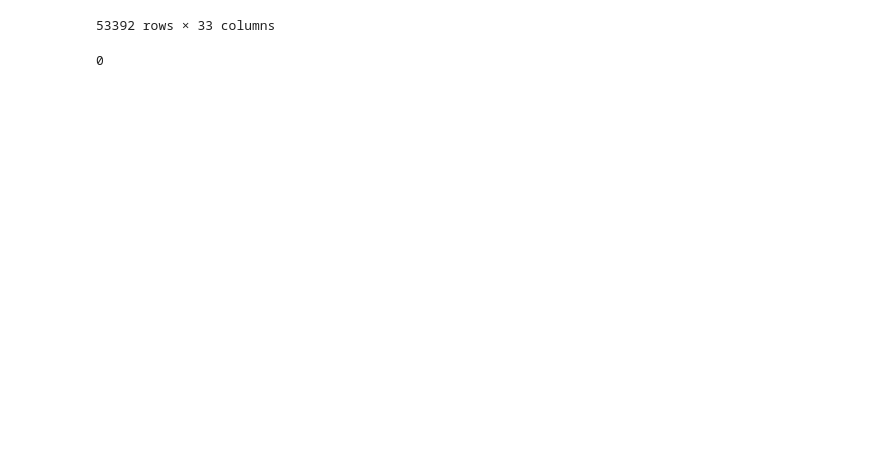
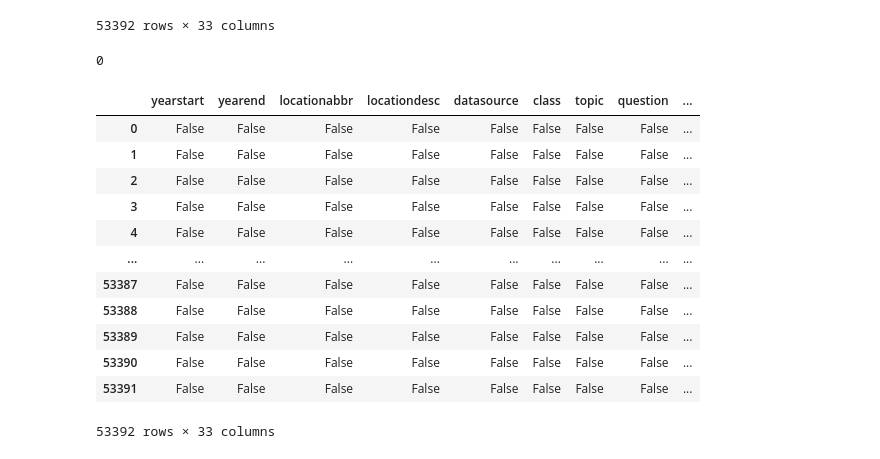
Before and after one commit to aychakurtulush/Ironhack-Midterm-Project-, a Jupyter notebook: Regression Analysis on Nutrition, Physical Activity, & Obesity.ipynb, the cells around one changed output. Saved outputs shown, nothing was run; the diff lists cells and outputs as text; code cells hidden in the pictures; blank space fills up the shorter version.

```diff
--- a/Regression Analysis on Nutrition, Physical Activity, & Obesity.ipynb
+++ b/Regression Analysis on Nutrition, Physical Activity, & Obesity.ipynb
@@ -99,3 +99,19 @@ df
 print(df.duplicated().sum())
 # %% [output]
 0
+# %%
+df.isna()
+# %% [output]
+|  | yearstart | yearend | locationabbr | locationdesc | datasource | class | topic | question | ... |
+| 0 | False | False | False | False | False | False | False | False | ... |
+| 1 | False | False | False | False | False | False | False | False | ... |
+| 2 | False | False | False | False | False | False | False | False | ... |
+| 3 | False | False | False | False | False | False | False | False | ... |
+| 4 | False | False | False | False | False | False | False | False | ... |
+| ... | ... | ... | ... | ... | ... | ... | ... | ... | ... |
+| 53387 | False | False | False | False | False | False | False | False | ... |
+| 53388 | False | False | False | False | False | False | False | False | ... |
+| 53389 | False | False | False | False | False | False | False | False | ... |
+| 53390 | False | False | False | False | False | False | False | False | ... |
+| 53391 | False | False | False | False | False | False | False | False | ... |
+53392 rows × 33 columns
```
